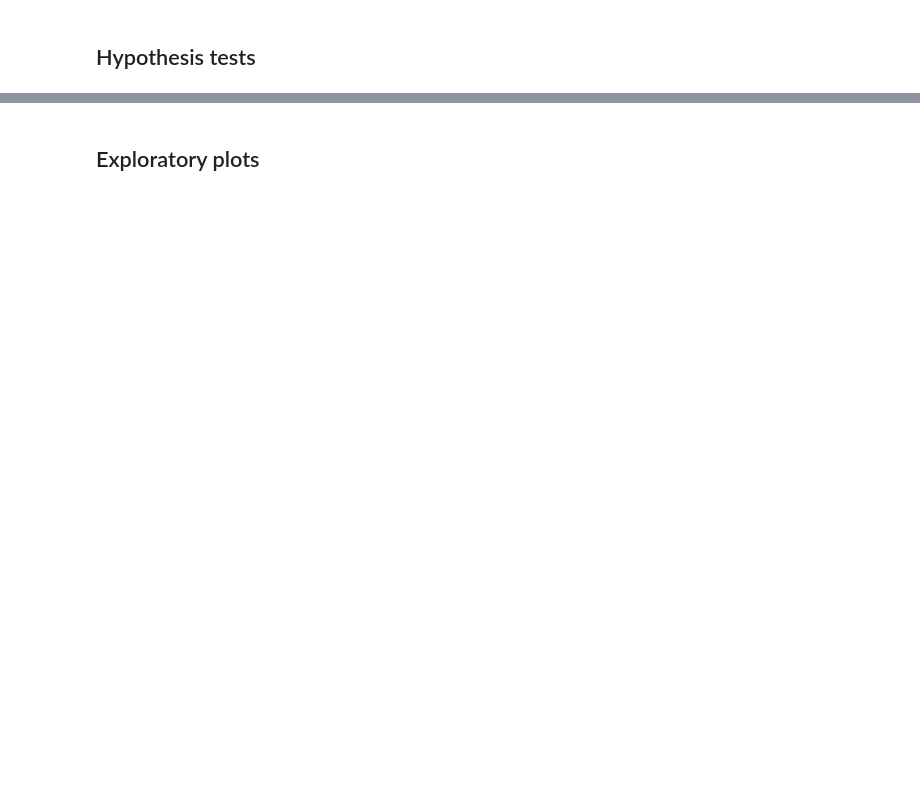
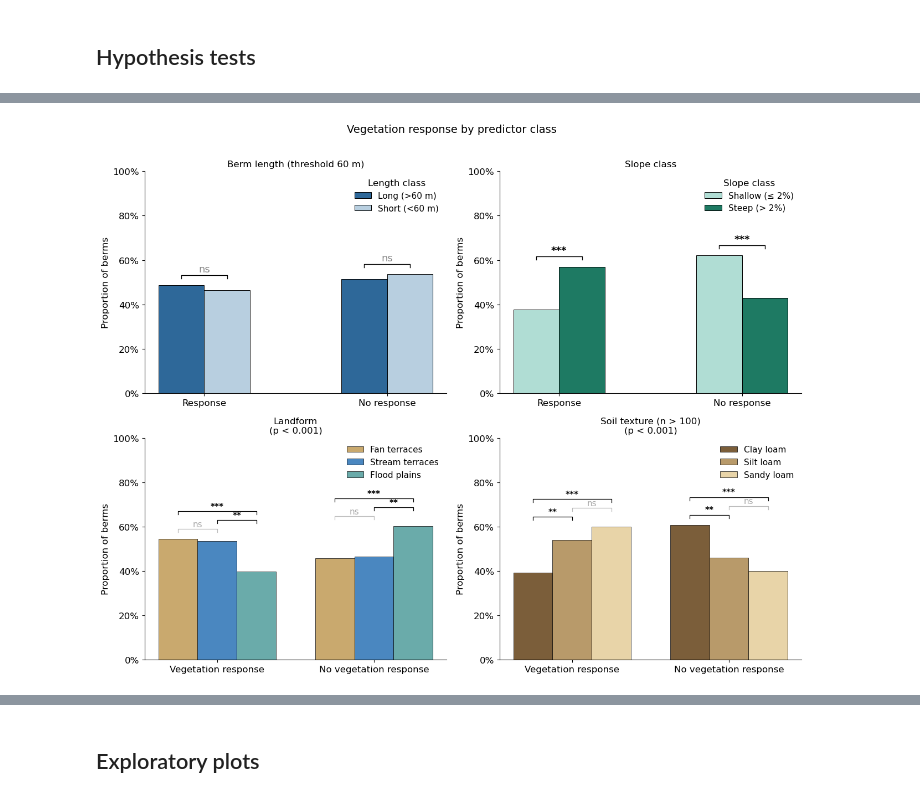
Before and after one commit to octavia-crompton/altar-berms-outcomes, a Jupyter notebook: notebooks/archive/ berm analysis with API - 2026-02-28 morning.ipynb, the cells around one changed output, grey strips where cells are left out. Saved outputs shown, nothing was run; the diff lists cells and outputs as text; code cells hidden in the pictures; blank space fills up the shorter version.

```diff
--- a/notebooks/archive/ berm analysis with API - 2026-02-28 morning.ipynb
+++ b/notebooks/archive/ berm analysis with API - 2026-02-28 morning.ipynb
@@ -1669,6 +1690,9 @@ plt.show()
 # %%
+shallow_lbl = "Shallow (≤ 2%)"
+steep_lbl = "Steep (> 2%)"
 from scipy.stats import chi2_contingency
 from itertools import combinations as _combinations
+from scipy.stats import fisher_exact
 
 _w = 0.25   # bar half-width for this cell
 
@@ -1822,33 +1846,35 @@ _tex_earthy2 = {
     "Sandy loam":      "#e8d4a8",
 }
 _fb2 = sns.color_palette("YlOrBr", n_colors=max(len(tex_order_eff), 3))
 tex_colors_eff = {t: _tex_earthy2.get(t, f"#{int(r*255):02x}{int(g*255):02x}{int(b*255):02x}")
                   for t, (r,g,b) in zip(tex_order_eff, _fb2)}
 
 # ── 2×2 figure ────────────────────────────────────────────────────────────
 plt.rcParams.update({"font.size": 12, "axes.titlesize": 12, "axes.labelsize": 12,
                      "xtick.labelsize": 12, "ytick.labelsize": 12})
 fig, axes = plt.subplots(2, 2, figsize=(13, 10))
 
 _draw_eff_two_cat_panel(axes[0, 0], eff_len_m, long_lbl, short_lbl,
     EFF_COLORS_LEN, "Length class",
     f"Berm length (threshold {thr} m)")
 
 _draw_eff_two_cat_panel(axes[0, 1], eff_slope_m, shallow_lbl, steep_lbl,
     EFF_COLORS_SLOPE, "Slope class",
     "Slope class")
 
 _draw_eff_multi_cat_panel(axes[1, 0], data, "Landform",
     lf_order, LF_COLORS,
     "Landform", pairwise=True)
 
 _draw_eff_multi_cat_panel(axes[1, 1], data, "Texture",
     tex_order_eff, tex_colors_eff,
     "Soil texture (n > 100)", pairwise=True)
 
 plt.suptitle("Vegetation response by predictor class", fontsize=14, y=1.01)
 plt.tight_layout()
 plt.show()
+# %% [output]
+[figure, added]
 # %%
 data.groupby("Effective")[['FA_30_max', 'FA_60_max']].median()/1000
 # tend to have longer flow accumulation i ineffective berms
```
Also changed, not shown: parts of 39 cells of this notebook, 37 other files.
